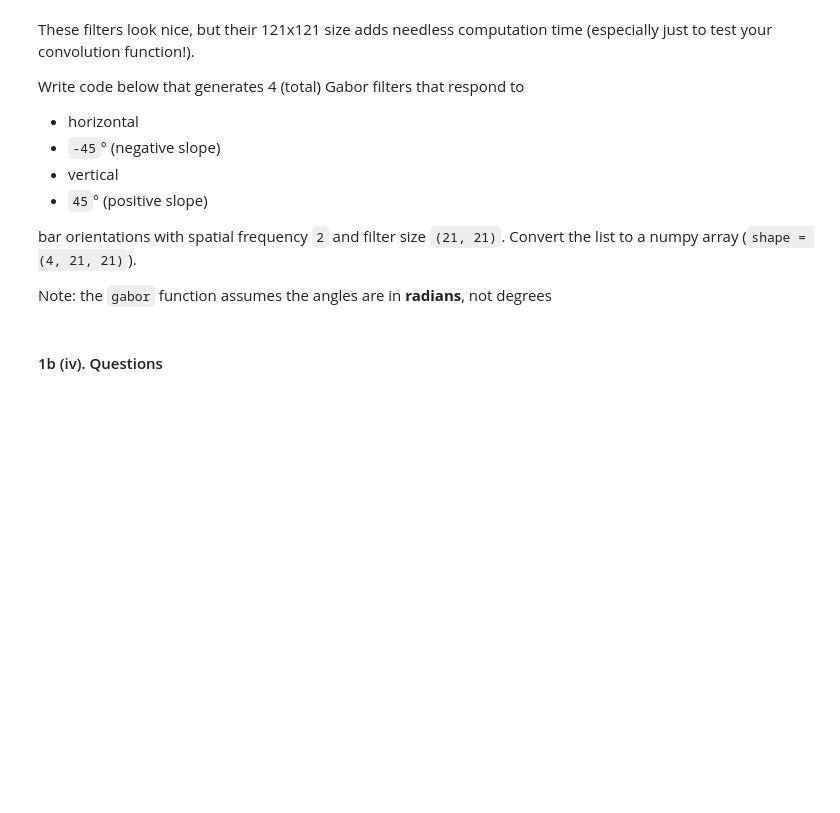
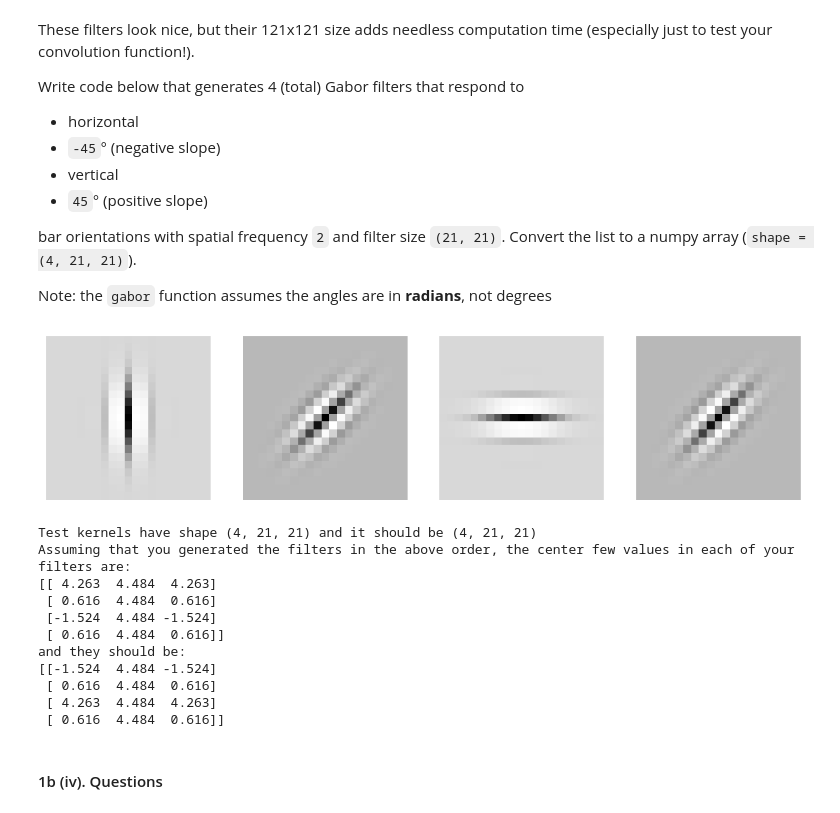
Before and after one commit to GhailanFadah/Neural-Networks, a Jupyter notebook: project 3/convolution_and_pooling.ipynb, the cells around one changed output. Cells and saved outputs as stored; diff of their text form; code cells hidden in the pictures; blank space fills up the shorter version.

```diff
--- a/project 3/convolution_and_pooling.ipynb
+++ b/project 3/convolution_and_pooling.ipynb
@@ -208,17 +281,37 @@ bar orientations with spatial frequency `2` and filter size `(21, 21)`. Convert
 Note: the `gabor` function assumes the angles are in **radians**, not degrees
 # %%
 # TODO: Set up test filters
+gabor_kers = []
+
+gabor_kers.append(gabor(filter_sz_xy=[21, 21], w=2, theta=2*np.pi))
+gabor_kers.append(gabor(filter_sz_xy=[21, 21], w=2, theta=-7*np.pi/4))
+gabor_kers.append(gabor(filter_sz_xy=[21, 21], w=2, theta=np.pi/2))
+gabor_kers.append(gabor(filter_sz_xy=[21, 21], w=2, theta=np.pi/4))
+
 
 plot_image_panel(gabor_kers)
 gabor_kers = np.array(gabor_kers)
 print(f'Test kernels have shape {gabor_kers.shape} and it should be (4, 21, 21)')
 print('Assuming that you generated the filters in the above order, the center few values in each of your filters are:')
 print(gabor_kers[:,9:12, 10])
 print('and they should be:')
 print('''[[-1.524  4.484 -1.524]
  [ 0.616  4.484  0.616]
  [ 4.263  4.484  4.263]
  [ 0.616  4.484  0.616]]''')
+# %% [output]
+[figure, added]
+Test kernels have shape (4, 21, 21) and it should be (4, 21, 21)
+Assuming that you generated the filters in the above order, the center few values in each of your filters are:
+[[ 4.263  4.484  4.263]
+ [ 0.616  4.484  0.616]
+ [-1.524  4.484 -1.524]
+ [ 0.616  4.484  0.616]]
+and they should be:
+[[-1.524  4.484 -1.524]
+ [ 0.616  4.484  0.616]
+ [ 4.263  4.484  4.263]
+ [ 0.616  4.484  0.616]]
 # %% [markdown]
 #### 1b (iv). Questions
 # %% [markdown]
```
Also changed, not shown: parts of 8 cells of this notebook, 2 other files.
